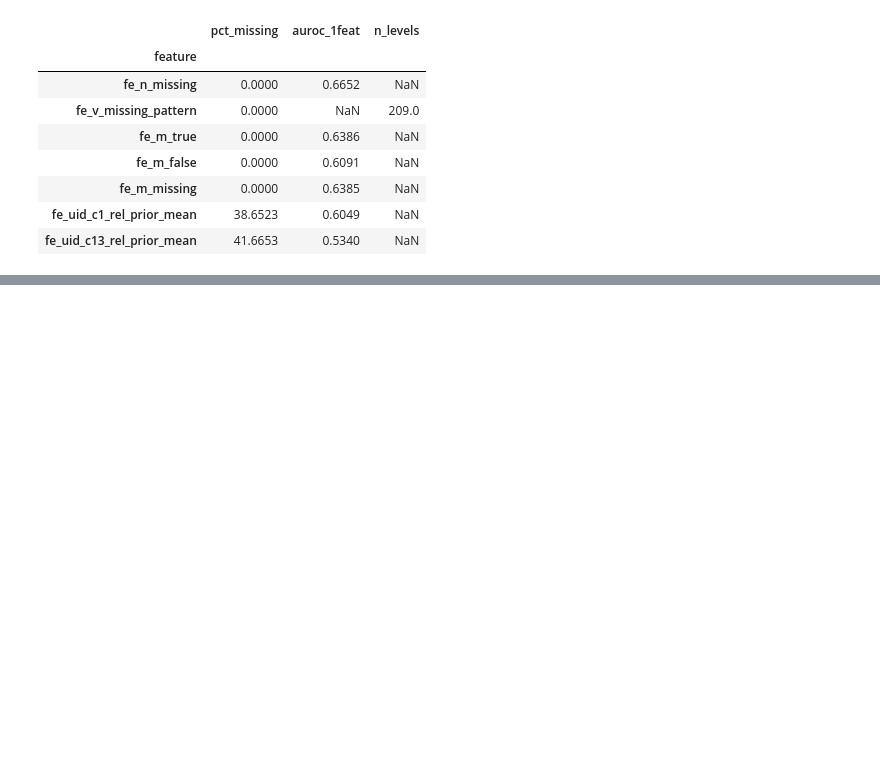
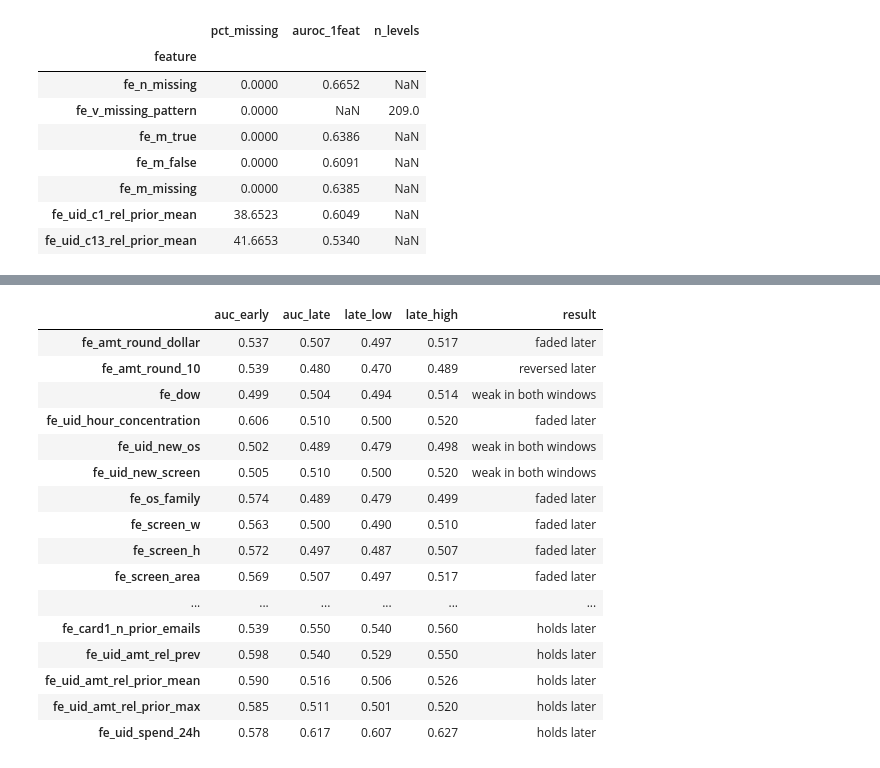
Before and after one commit to domi-bryan/bt4012, a Jupyter notebook: notebooks/feature_engineering.ipynb, the cells around one changed output, grey strips where cells are left out. Cells and saved outputs as stored; diff of their text form; code cells hidden in the pictures; blank space fills up the shorter version.

```diff
--- a/notebooks/feature_engineering.ipynb
+++ b/notebooks/feature_engineering.ipynb
@@ -393,0 +451,59 @@ signal_table(fams['frequency'])
+# %%
+# Candidate features considered and left out, rebuilt here from the raw columns for the check
+uid_key = uid.cat.codes.to_numpy(np.int64)
+card_key = dfe.combine(df['card1'])
+amt = df['TransactionAmt'].to_numpy(np.float64)
+dt = df['TransactionDT'].to_numpy(np.int64)
+ang = 2 * np.pi * ((dt % dfe.DAY) // dfe.HOUR) / 24
+os_raw = df['id_30'].astype(object).str.lower()
+os_fam = os_raw.str.extract(r'^(windows|ios|android|mac|linux)', expand=False).fillna('other').where(os_raw.notna())
+scr = df['id_33'].astype(object).str.extract(r'^(\d+)x(\d+)$').astype('float64').replace(0, np.nan)
+scr_w, scr_h = scr[0].where(scr[1].notna()).to_numpy(), scr[1].where(scr[0].notna()).to_numpy()
+dtype_ = df['DeviceType'].astype(object)
+mismatch = (((dtype_ == 'desktop') & os_fam.isin(['ios', 'android']))
+            | ((dtype_ == 'mobile') & os_fam.isin(['windows', 'mac', 'linux'])))
+id33 = df['id_33']
+left_out = pd.DataFrame({
+    'fe_amt_round_dollar': (fams['amount']['fe_amt_decimals'].to_numpy() == 0).astype(float),
+    'fe_amt_round_10': np.isclose(amt % 10, 0, atol=1e-6).astype(float),
+    'fe_dow': ((dt // dfe.DAY) % 7).astype(float),
+    'fe_uid_hour_concentration': np.hypot(dfe.prior_mean(uid_key, np.sin(ang)), dfe.prior_mean(uid_key, np.cos(ang))),
+    'fe_uid_new_os': dfe.new_value_flag(uid_key, df['id_30']),
+    'fe_uid_new_screen': dfe.new_value_flag(uid_key, id33),
+    'fe_os_family': os_fam.to_numpy(),
+    'fe_screen_w': scr_w, 'fe_screen_h': scr_h, 'fe_screen_area': scr_w * scr_h,
+    'fe_screen_aspect': dfe._ratio(np.fmax(scr_w, scr_h), np.fmin(scr_w, scr_h)),
+    'fe_devicetype_os_mismatch': np.where(dtype_.notna() & os_fam.notna(), mismatch.astype(float), np.nan),
+    'fe_uid_dist1_rel_prior_mean': dfe._ratio(df['dist1'], dfe.prior_mean(uid_key, df['dist1'])),
+    'fe_freq_id_33': np.where(id33.notna(), dfe._ratio(dfe.prior_count(dfe.combine(id33)), np.arange(len(df))), np.nan),
+    'fe_card1_new_addr1': dfe.new_value_flag(card_key, df['addr1']),
+    'fe_card1_n_prior_addr1': dfe.distinct_prior(card_key, df['addr1'])[0],
+    'fe_card1_n_prior_emails': dfe.distinct_prior(card_key, df['P_emaildomain'])[0],
+    'fe_uid_amt_rel_prev': dfe._ratio(amt, dfe.prev_value(uid_key, amt)),
+    'fe_uid_amt_rel_prior_mean': dfe._ratio(amt, dfe.prior_mean(uid_key, amt)),
+    'fe_uid_amt_rel_prior_max': dfe._ratio(amt, dfe.prior_max(uid_key, amt)),
+    'fe_uid_spend_24h': dfe.window_prior(uid_key, dt, amt, dfe.DAY)[1],
+}, index=df.index)
+LEFT_OUT = list(left_out.columns)
+left_out_train = pd.concat([df[['TransactionDay', 'isFraud']], left_out], axis=1).iloc[:dfe.N_TRAIN]
+stab_left_out = fsel.time_stability(left_out_train, LEFT_OUT)
+del left_out, left_out_train
+stab_left_out.round(3)
+# %% [output]
+|  | auc_early | auc_late | late_low | late_high | result |
+| fe_amt_round_dollar | 0.537 | 0.507 | 0.497 | 0.517 | faded later |
+| fe_amt_round_10 | 0.539 | 0.480 | 0.470 | 0.489 | reversed later |
+| fe_dow | 0.499 | 0.504 | 0.494 | 0.514 | weak in both windows |
+| fe_uid_hour_concentration | 0.606 | 0.510 | 0.500 | 0.520 | faded later |
+| fe_uid_new_os | 0.502 | 0.489 | 0.479 | 0.498 | weak in both windows |
+| fe_uid_new_screen | 0.505 | 0.510 | 0.500 | 0.520 | weak in both windows |
+| fe_os_family | 0.574 | 0.489 | 0.479 | 0.499 | faded later |
+| fe_screen_w | 0.563 | 0.500 | 0.490 | 0.510 | faded later |
+| fe_screen_h | 0.572 | 0.497 | 0.487 | 0.507 | faded later |
+| fe_screen_area | 0.569 | 0.507 | 0.497 | 0.517 | faded later |
+| ... | ... | ... | ... | ... | ... |
+| fe_card1_n_prior_emails | 0.539 | 0.550 | 0.540 | 0.560 | holds later |
+| fe_uid_amt_rel_prev | 0.598 | 0.540 | 0.529 | 0.550 | holds later |
+| fe_uid_amt_rel_prior_mean | 0.590 | 0.516 | 0.506 | 0.526 | holds later |
+| fe_uid_amt_rel_prior_max | 0.585 | 0.511 | 0.501 | 0.520 | holds later |
+| fe_uid_spend_24h | 0.578 | 0.617 | 0.607 | 0.627 | holds later |
```
Also changed, not shown: parts of 34 cells of this notebook, 3 other files.
